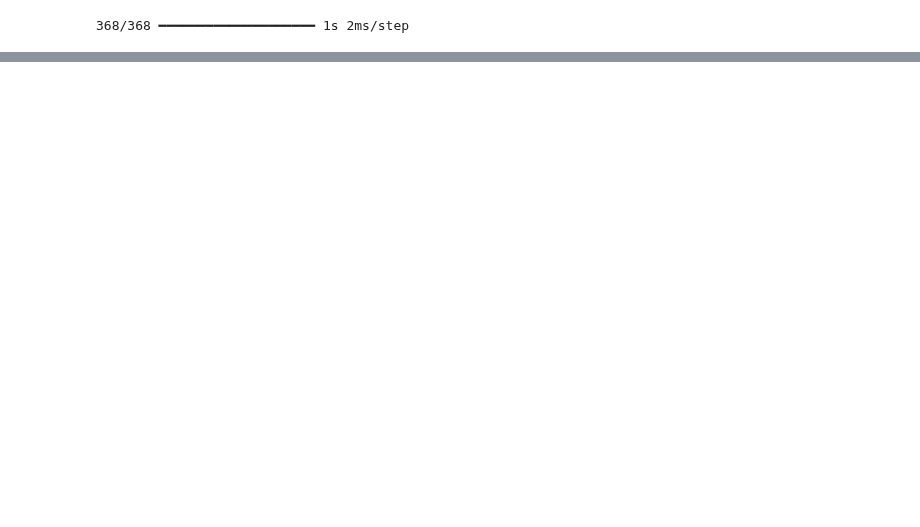
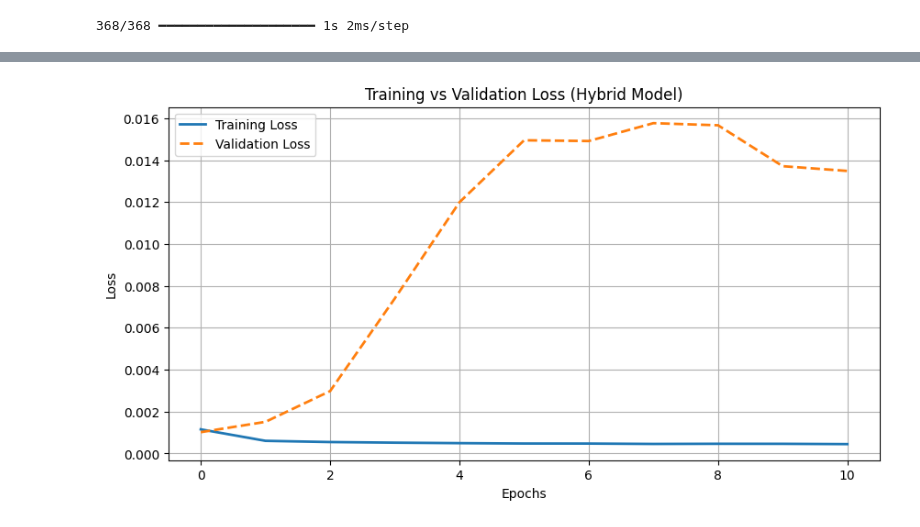
Before and after one commit to alexzheng123/EC331-project, a Jupyter notebook: code/bitcoin_forecasting.ipynb, the cells around one changed output, grey strips where cells are left out. Drawn from its saved outputs; the diff is of its cells as text; code cells hidden in the pictures; blank space fills up the shorter version.

Commit message:
update hybrid

```diff
--- a/code/bitcoin_forecasting.ipynb
+++ b/code/bitcoin_forecasting.ipynb
@@ -230,0 +271,91 @@ plt.show()
+# %%
+# Hybrid LSTM-GRU Model
+hybrid_model = Sequential()
+
+# First LSTM layer
+hybrid_model.add(LSTM(30, return_sequences=True, input_shape=(X_train.shape[1], X_train.shape[2])))
+hybrid_model.add(Dropout(0.3))
+
+# First GRU layer
+hybrid_model.add(GRU(30, return_sequences=True))
+hybrid_model.add(Dropout(0.3))
+
+# Second LSTM layer
+hybrid_model.add(LSTM(30, return_sequences=True))
+hybrid_model.add(Dropout(0.3))
+
+# Second GRU layer
+hybrid_model.add(GRU(30))
+hybrid_model.add(Dropout(0.3))
+
+# Output layer
+hybrid_model.add(Dense(1))
+
+# Compile the model
+hybrid_model.compile(optimizer='adam', loss='mean_squared_error')
+
+# Model Summary
+hybrid_model.summary()
+
+# Define Early Stopping
+early_stopping = EarlyStopping(monitor='val_loss', patience=10, restore_best_weights=True, verbose=1)
+
+# Train the Hybrid Model
+history_hybrid = hybrid_model.fit(X_train, y_train,
+                                  epochs=30,
+                                  batch_size=24,
+                                  validation_data=(X_test, y_test),
+                                  callbacks=[early_stopping],
+                                  verbose=1)
+
+# Plot Training vs Validation Loss
+plt.figure(figsize=(10, 5))
+plt.plot(history_hybrid.history['loss'], label='Training Loss', linewidth=2)
+plt.plot(history_hybrid.history['val_loss'], label='Validation Loss', linewidth=2, linestyle='dashed')
+
+plt.xlabel('Epochs')
+plt.ylabel('Loss')
+plt.title('Training vs Validation Loss (Hybrid Model)')
+plt.legend()
+plt.grid(True)
+plt.show()
+
+# Make predictions
+predicted_hybrid = hybrid_model.predict(X_test)
+
+# Inverse transform the predicted and actual values using the correct scaler
+predicted_hybrid = close_scaler.inverse_transform(predicted_hybrid)
+y_test_actual = close_scaler.inverse_transform(y_test.reshape(-1, 1))
+
+# Evaluate model performance
+mae = mean_absolute_error(y_test_actual, predicted_hybrid)
+mse = mean_squared_error(y_test_actual, predicted_hybrid)
+rmse = np.sqrt(mse)
+mape = np.mean(np.abs((y_test_actual - predicted_hybrid) / y_test_actual)) * 100
+r2 = r2_score(y_test_actual, predicted_hybrid)
+
+# Print results
+print(f"Hybrid Model Error Statistics:")
+print(f"Mean Absolute Error (MAE): {mae:.4f}")
+print(f"Mean Squared Error (MSE): {mse:.4f}")
+print(f"Root Mean Squared Error (RMSE): {rmse:.4f}")
+print(f"Mean Absolute Percentage Error (MAPE): {mape:.2f}%")
+print(f"R-squared (R²): {r2:.4f}")
+
+# Plot Actual vs Predicted Prices
+plt.figure(figsize=(12, 6))
+plt.plot(date_index, y_test_actual, label='Actual', linewidth=2)
+plt.plot(date_index, predicted_hybrid, label='Predicted', linewidth=2, linestyle='dashed')
+
+plt.title('Actual vs Predicted Close Prices (Hybrid LSTM-GRU Model)')
+plt.xlabel('Date')
+plt.ylabel('Price')
+
+plt.gca().xaxis.set_major_locator(mdates.MonthLocator(interval=2))
+plt.gca().xaxis.set_major_formatter(mdates.DateFormatter('%b %Y'))
+
+plt.xticks(rotation=45)
+plt.legend()
+plt.grid(True)
+plt.show()
+# %% [output]
@@ -230,0 +400 @@ plt.show()
+[figure, added]
```
Also changed, not shown: parts of 43 cells of this notebook.
